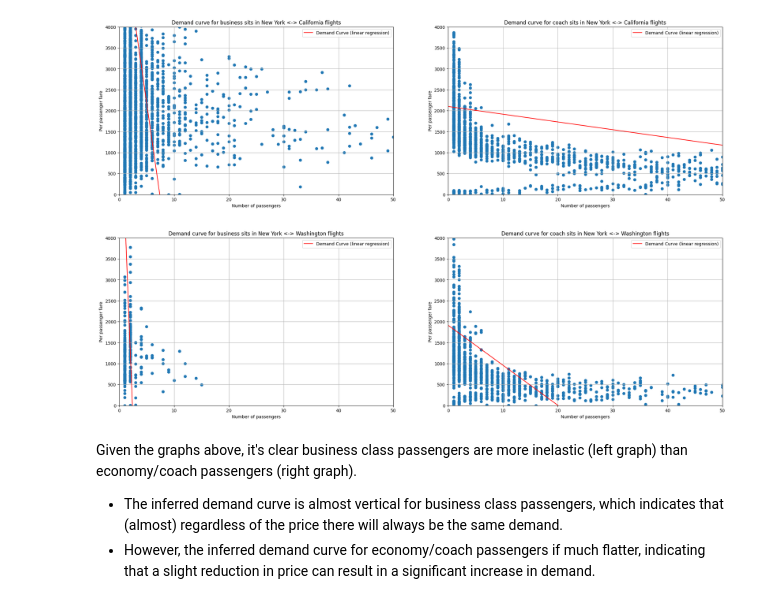
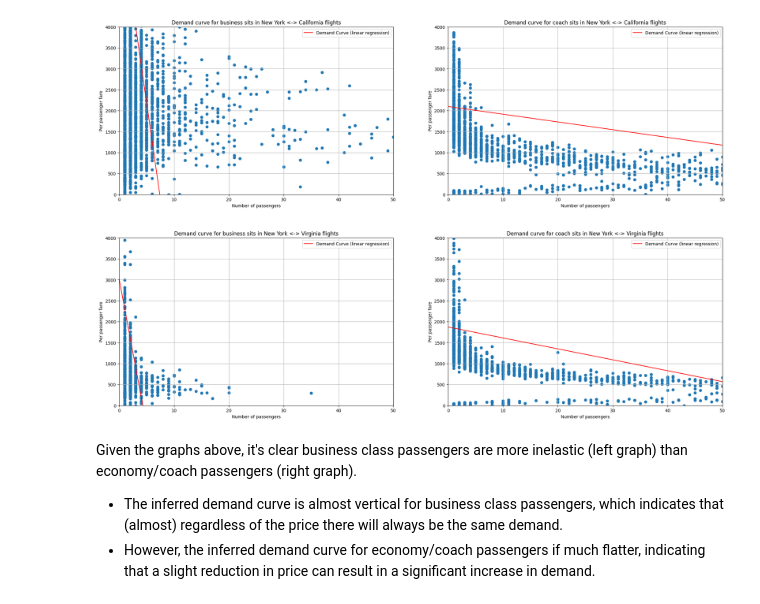
Before and after one commit to tulians/flight-elasticity, a Jupyter notebook: demand-curves.ipynb, the cells around one changed output. Saved outputs shown, nothing was run; the diff lists cells and outputs as text; code cells hidden in the pictures.

Commit message:
Update short haul states, and data path.

```diff
--- a/demand-curves.ipynb
+++ b/demand-curves.ipynb
@@ -6,15 +6,10 @@ import pandas as pd
 import matplotlib.pyplot as plt
 from typing import List
 # %%
-# Data comes form https://www.transtats.bts.gov/Tables.asp.
-
-# Path to CSV files. All flights are within the US.
-metadata_csv_file_path = "db1b-2024-q1/coupon-metadata.csv"
-fare_csv_file_path = "db1b-2024-q1/coupon-fare.csv"
-
-# Read CSVs into a DataFrames using pandas.
-metadata = pd.read_csv(metadata_csv_file_path)
-fare = pd.read_csv(fare_csv_file_path)
+# Data comes form https://www.transtats.bts.gov/Tables.asp. All flights are within the US.
+data_path =  "data/db1b-2024-q1/"
+metadata = pd.read_csv(data_path + "coupon-metadata.csv")
+fare = pd.read_csv(data_path + "coupon-fare.csv")
 # %%
 # Merge metadata and fare DataFrames on ItinID.
 metadata_and_fares_df = pd.merge(
@@ -88,8 +83,10 @@ long_haul = filter_by_state_of_origin_and_destination(
     metadata_and_fares_df, ["New York", "California"]
 )
 
+# DC <-> NYC is a route where buses, trains, or cars are more likely means of transport
+# than a coast to coast trip.
 short_haul = filter_by_state_of_origin_and_destination(
-    metadata_and_fares_df, ["New York", "Washington"]
+    metadata_and_fares_df, ["New York", "Virginia"]
 )
 # %%
 # Number of passengers per fare_class sit fare.
@@ -202,41 +199,41 @@ plt.xlim(0, 50)
 plt.ylabel("Per passenger fare")
 plt.ylim(0, 4000)
 plt.grid(True)
-plt.title("Demand curve for business sits in New York <-> Washington flights")
+plt.title("Demand curve for business sits in New York <-> Virginia flights")
 plt.legend()
 
 plt.subplot(1, 2, 2)
 plt.scatter(
     short_haul_passengers_per_coach_fare.total_passengers,
     short_haul_passengers_per_coach_fare.per_passenger_fare,
 )
 
 z = np.polyfit(
     short_haul_passengers_per_coach_fare.per_passenger_fare,  # x
     short_haul_passengers_per_coach_fare.total_passengers,  # y
     1,
 )
 
 p = np.poly1d(z)
 
 plt.plot(
     p(short_haul_passengers_per_coach_fare.per_passenger_fare),
     short_haul_passengers_per_coach_fare.per_passenger_fare,
     color="red",
     label="Demand Curve (linear regression)",
 )
 
 plt.xlabel("Number of passengers")
 plt.xlim(0, 50)
 plt.ylabel("Per passenger fare")
 plt.ylim(0, 4000)
 plt.grid(True)
-plt.title("Demand curve for coach sits in New York <-> Washington flights")
+plt.title("Demand curve for coach sits in New York <-> Virginia flights")
 plt.legend()
 
 plt.show()
 # %% [output]
-[figure, old version]
+[figure, new version]
 # %% [markdown]
 Given the graphs above, it's clear business class passengers are more inelastic (left graph) than economy/coach passengers (right graph).
 - The inferred demand curve is almost vertical for business class passengers, which indicates that (almost) regardless of the price there will always be the same demand.
```
